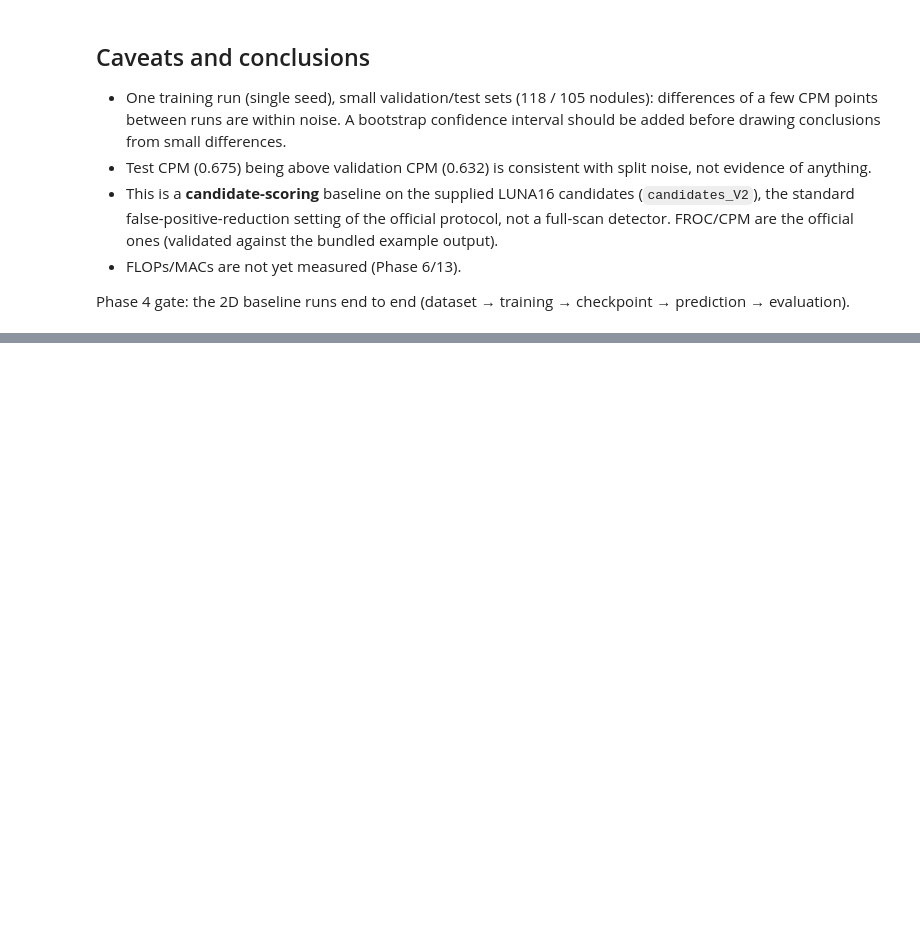
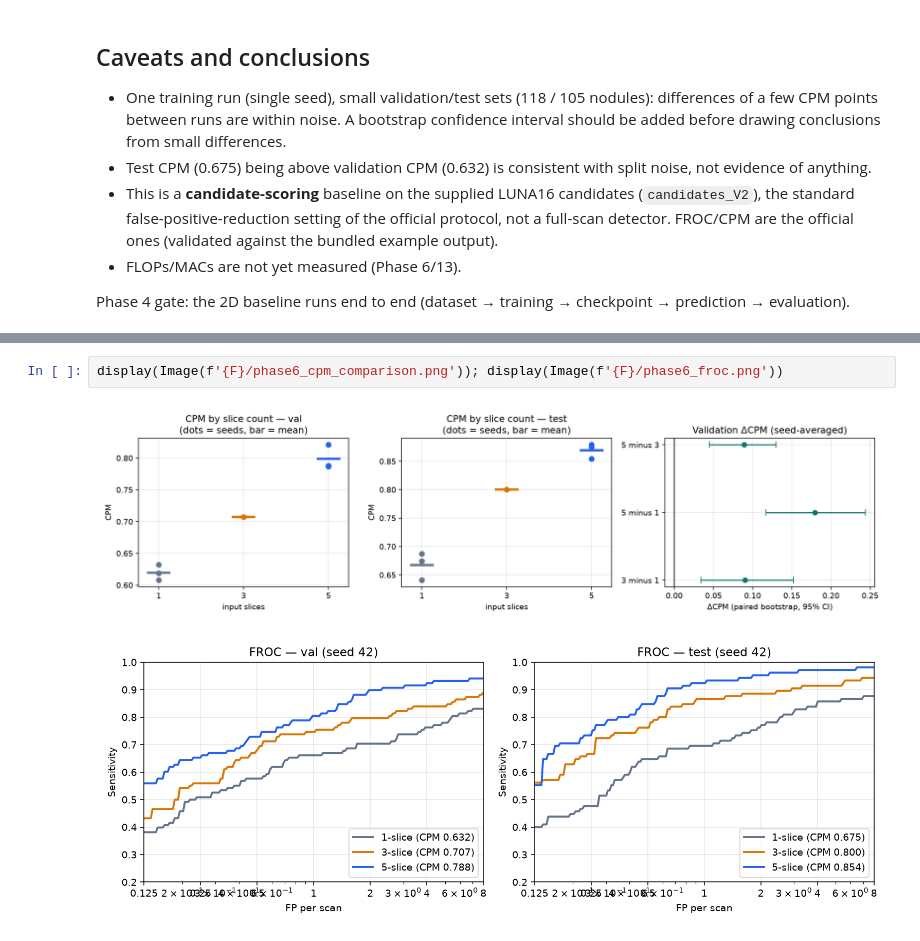
Before and after one commit to VISHAL662004/BTP, a Jupyter notebook: notebooks/03_baseline_analysis.ipynb, the cells around one changed output, grey strips where cells are left out. Cells and saved outputs as stored; diff of their text form; blank space fills up the shorter version.

Commit message:
Complete Phase 6: 2.5D CNN baseline (1/3/5 slices x seeds), paired-bootstrap comparison, FLOPs
Co-Authored-By: Claude Sonnet 5.5 <noreply@anthropic.com>

```diff
--- a/notebooks/03_baseline_analysis.ipynb
+++ b/notebooks/03_baseline_analysis.ipynb
@@ -81,0 +134,5 @@ Phase 4 gate: the 2D baseline runs end to end (dataset → training → checkpoi
+# %%
+display(Image(f'{F}/phase6_cpm_comparison.png')); display(Image(f'{F}/phase6_froc.png'))
+# %% [output]
+[figure, added]
+[figure, added]
```
Also changed, not shown: parts of 10 cells of this notebook, 52 other files.
